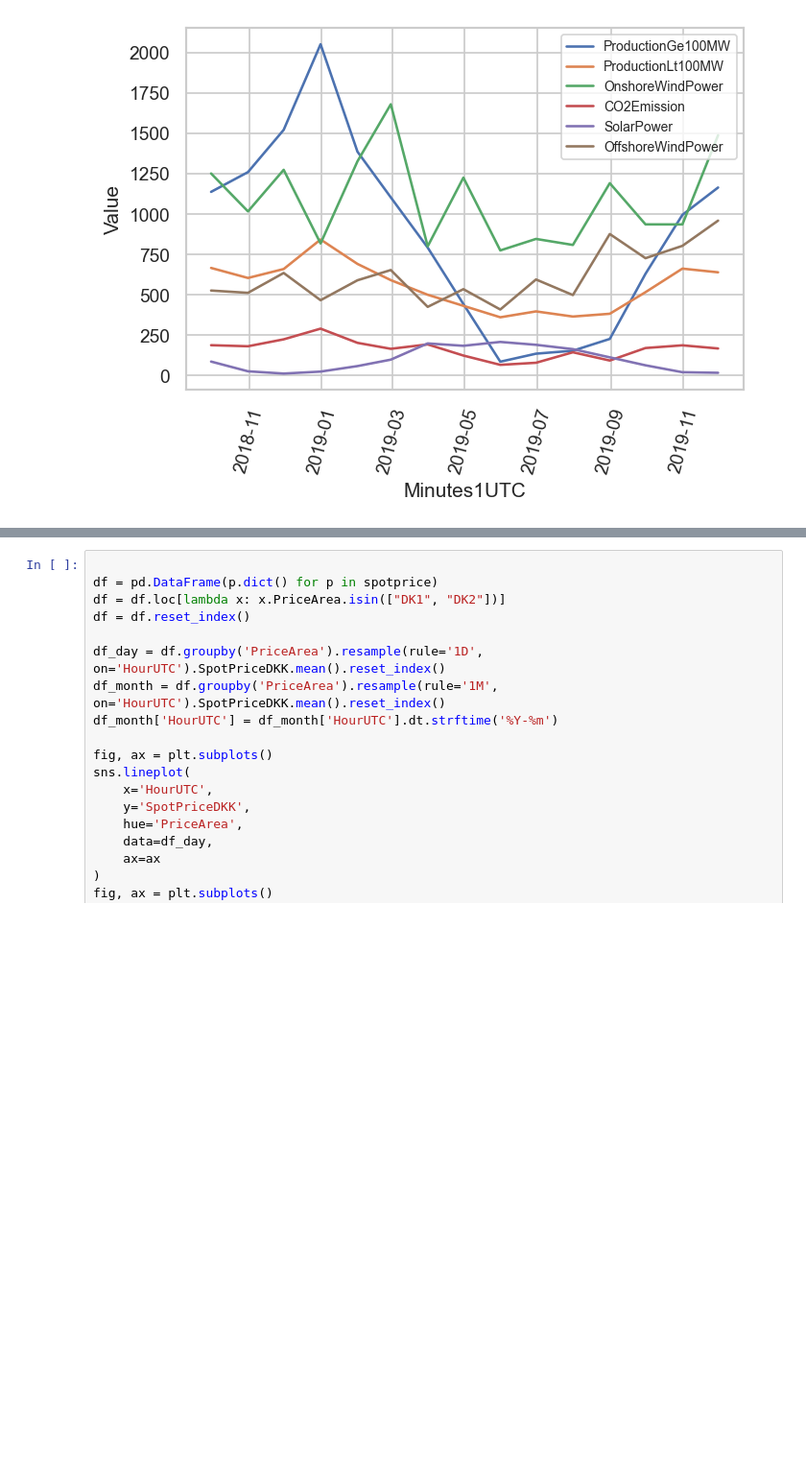
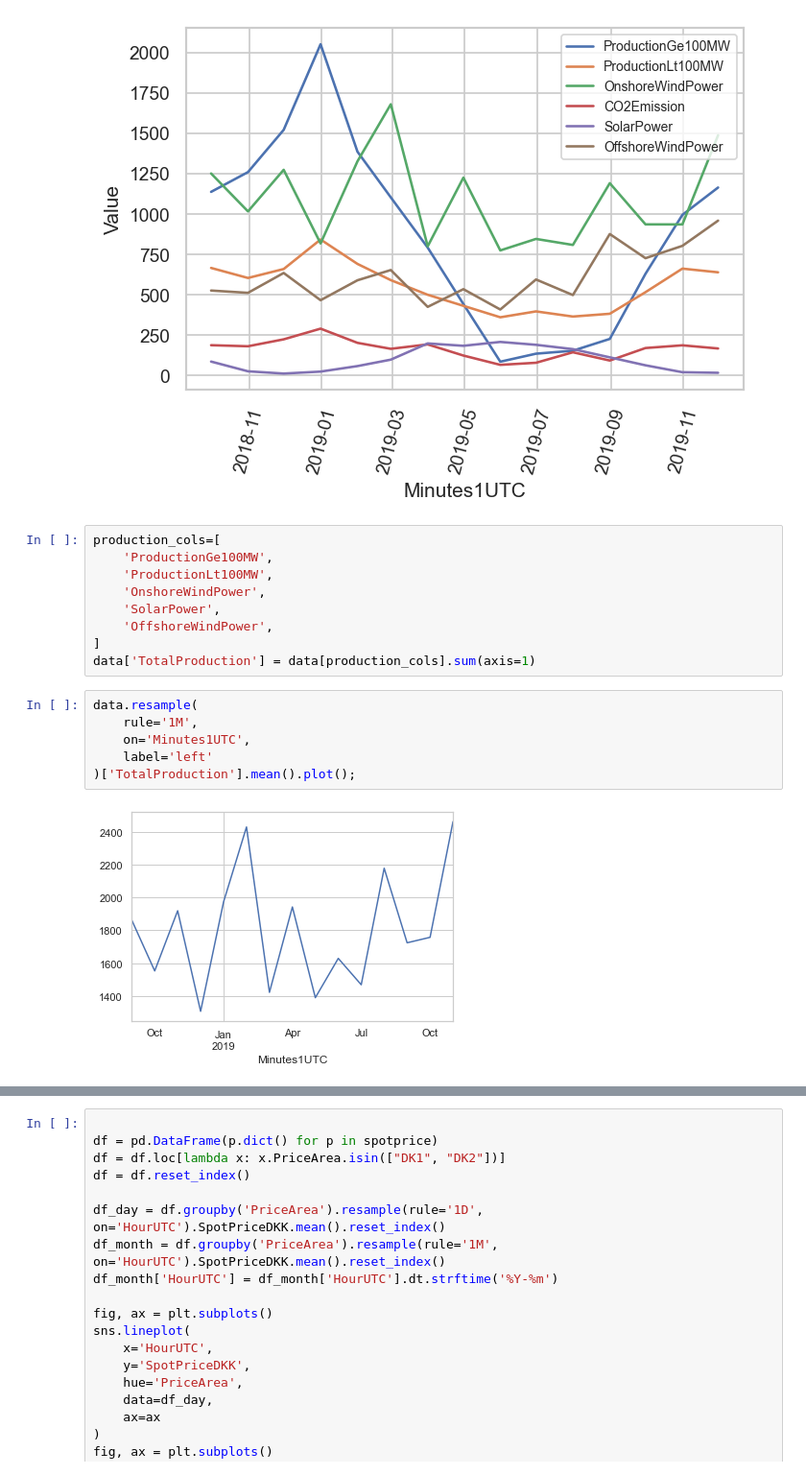
Before and after one commit to wizDs/de-electricity, a Jupyter notebook: notebooks/analysis.ipynb, the cells around one changed output, grey strips where cells are left out. Shown at 96% size. Cells and saved outputs as stored; diff of their text form; blank space fills up the shorter version.

Commit message:
powersystem

```diff
--- a/notebooks/analysis.ipynb
+++ b/notebooks/analysis.ipynb
@@ -68,4 +68,21 @@ plt.xticks(rotation=75);
 ax.legend(loc='upper right', fontsize=8);
 # %% [output]
 [figure]
+# %%
+production_cols=[
+    'ProductionGe100MW',
+    'ProductionLt100MW',
+    'OnshoreWindPower',
+    'SolarPower',
+    'OffshoreWindPower',
+]
+data['TotalProduction'] = data[production_cols].sum(axis=1)
+# %%
+data.resample(
+    rule='1M',
+    on='Minutes1UTC',
+    label='left'
+)['TotalProduction'].mean().plot();
+# %% [output]
+[figure, added]
 # %%
```
Also changed, not shown: parts of 1 cell of this notebook, 1 other file.
